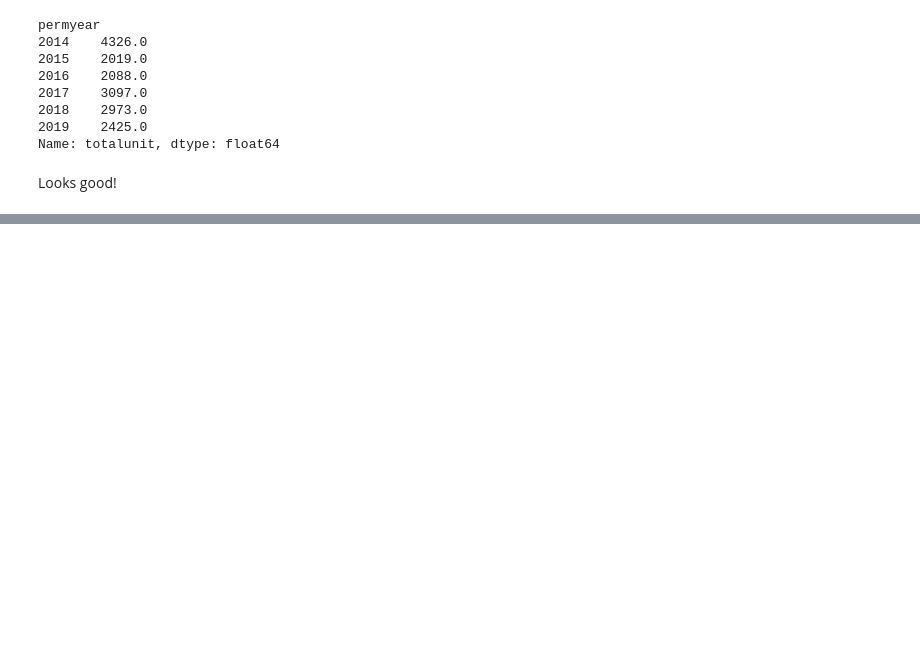
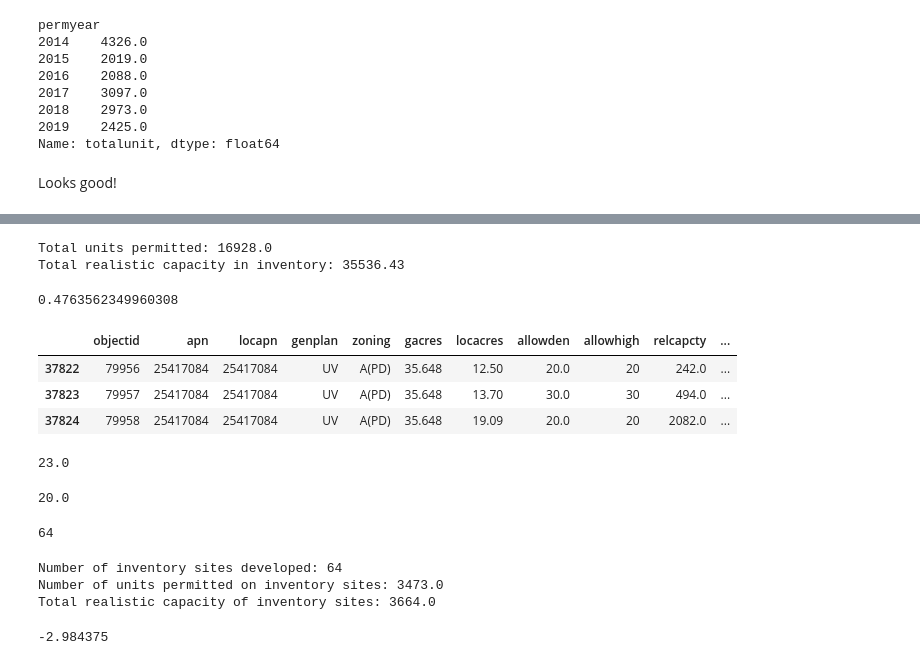
Before and after one commit to YIMBYdata/housing-elements, a Jupyter notebook: Test helper functions - ABAG permits dataset.ipynb, the cells around one changed output, grey strips where cells are left out. Drawn from its saved outputs; the diff is of its cells as text; code cells hidden in the pictures; blank space fills up the shorter version.

```diff
--- a/Test helper functions - ABAG permits dataset.ipynb
+++ b/Test helper functions - ABAG permits dataset.ipynb
@@ -177,0 +197,13 @@ sj_sites
+# %%
+utils.calculate_ratio_of_development_on_inventory_sites(sj_sites, sj_permits_df)
+# %% [output]
+Total units permitted: 16928.0
+Total realistic capacity in inventory: 35536.43
+0.4763562349960308
+# %%
+sj_sites[sj_sites.apn == '25417084']
+# %% [output]
+|  | objectid | apn | locapn | genplan | zoning | gacres | locacres | allowden | allowhigh | relcapcty | ... |
+| 37822 | 79956 | 25417084 | 25417084 | UV | A(PD) | 35.648 | 12.50 | 20.0 | 20 | 242.0 | ... |
+| 37823 | 79957 | 25417084 | 25417084 | UV | A(PD) | 35.648 | 13.70 | 30.0 | 30 | 494.0 | ... |
+| 37824 | 79958 | 25417084 | 25417084 | UV | A(PD) | 35.648 | 19.09 | 20.0 | 20 | 2082.0 | ... |
@@ -177,0 +213,19 @@ sj_sites
+# %%
+sj_permits_df[sj_permits_df.apn == inventory_sites_permitted[0]].totalunit.sum()
+# %% [output]
+23.0
+# %%
+sj_sites[sj_sites.apn == inventory_sites_permitted[0]].relcapcty.sum()
+# %% [output]
+20.0
+# %%
+sj_sites.apn.isin(sj_permits_df.apn).sum()
+# %% [output]
+64
+# %%
+utils.calculate_mean_overproduction_on_sites(sj_sites, sj_permits_df)
+# %% [output]
+Number of inventory sites developed: 64
+Number of units permitted on inventory sites: 3473.0
+Total realistic capacity of inventory sites: 3664.0
+-2.984375
```
Also changed, not shown: parts of 10 cells of this notebook, 1 other file.
